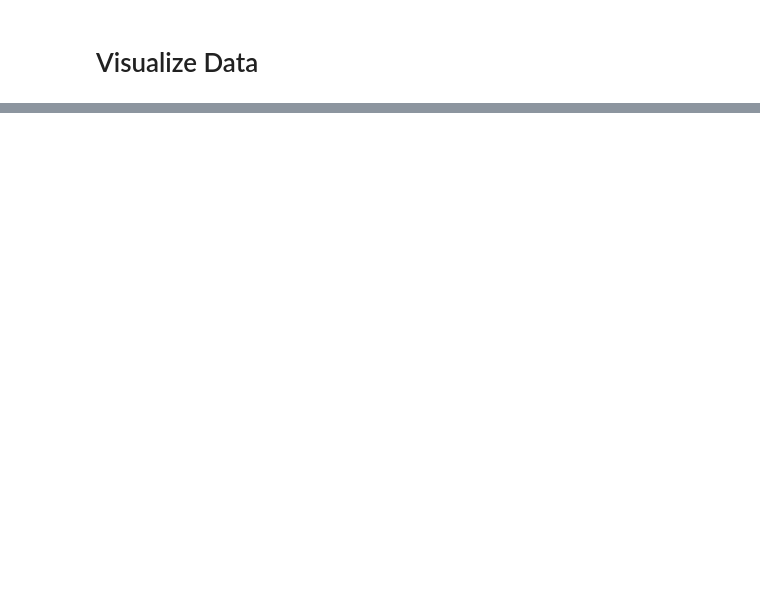
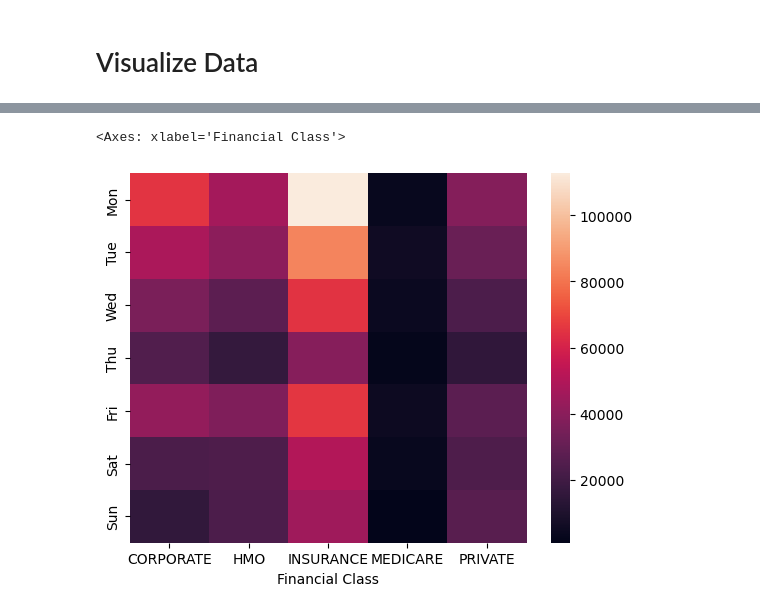
Before and after one commit to connor-hanan/clinic_analysis_python_powerbi, a Jupyter notebook: project_notebook.ipynb, the cells around one changed output, grey strips where cells are left out. Saved outputs shown, nothing was run; the diff lists cells and outputs as text; code cells hidden in the pictures; blank space fills up the shorter version.

```diff
--- a/project_notebook.ipynb
+++ b/project_notebook.ipynb
@@ -153,0 +204,7 @@ sns.heatmap(hmap)
+# %%
+hmap2 = pd.pivot_table(data=df, index='Day of Week', columns='Financial Class', values='Total Revenue', aggfunc='sum')
+hmap2.index = ['Mon', 'Tue', 'Wed', 'Thu', 'Fri', 'Sat', 'Sun']
+sns.heatmap(hmap2)
+# %% [output]
+<Axes: xlabel='Financial Class'>
+[figure, added]
```
Also changed, not shown: parts of 9 cells of this notebook.
